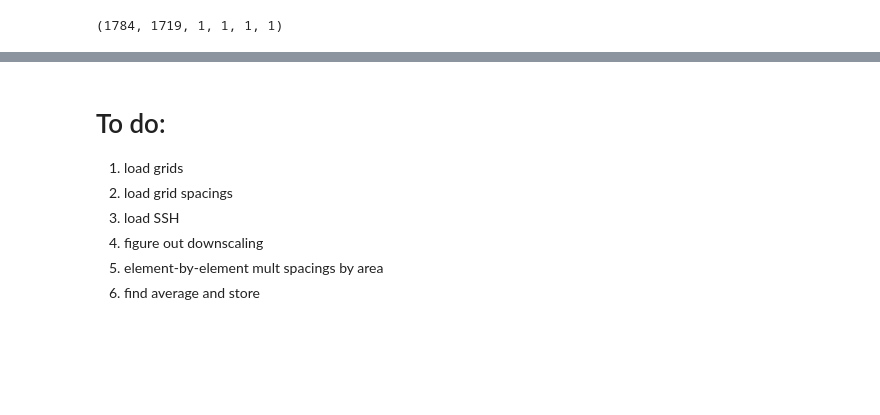
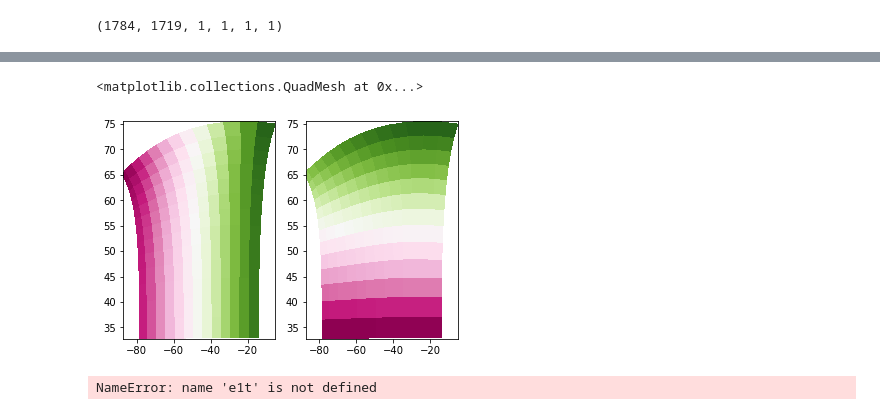
Before and after one commit to stefangary/socks, a Jupyter notebook: scripts/regrid_V20.ipynb, the cells around one changed output, grey strips where cells are left out. Saved outputs shown, nothing was run; the diff lists cells and outputs as text; code cells hidden in the pictures; blank space fills up the shorter version.

Commit message:
Got looping and index logic, need to fix time stepping

```diff
--- a/scripts/regrid_V20.ipynb
+++ b/scripts/regrid_V20.ipynb
@@ -31,6 +31,8 @@ gphit = np.squeeze(gphit_dict['data'])
 e1t = np.squeeze(e1t_dict['data'])
 e2t = np.squeeze(e2t_dict['data'])
 
+area = np.multiply(e1t,e2t)
+
 # Get the sizes of the arrays. _m -> max
 im,jm = np.shape(glamt)
 
@@ -56,9 +58,10 @@ lend = 4526
 lmn = lend - lstart + 1
 
 # And now specify the amount of cutting down ( _bm ->
-# blockmean) and the size of the output array.
-ibm = 4
-jbm = 4
+# blockmean) and the size of the output array.  Grid
+# can be selectively cut in x(i) or y(j) axis.
+ibm = 100
+jbm = 100
 
 # The new max values, _nm, are calculated here.  Any partial
 # boxes on the far Northern/Eastern side will be ignored.
@@ -93,20 +95,0 @@ plt.show()
-# %%
-# Create cut down versions of the lon, lat grids
-for ii in range(1,imn+1):
-
-    istart = ibm*ii
-    iend =
-
-    for jj in range(1,jmn+1):
-
-        glamt_new[ii,jj,1,1,1,1] = glamt[]
-        gphit_new[ii,jj,1,1,1,1] = gphit[]
-# %% [markdown]
-# To do:
-
-1. load grids
-2. load grid spacings
-3. load SSH
-4. figure out downscaling
-5. element-by-element mult spacings by area
-6. find average and store
@@ -115,3 +96,51 @@ for ii in range(1,imn+1):
+# %%
+# Multiply arrays to be averaged by weight (area in this case)
+glamt_w = np.multiply(glamt,area)
+gphit_w = np.multiply(gphit,area)
+
+# Create cut down versions of the lon, lat grids
+for ii in range(1,imn):
+
+    # Comments for index logic.  Same logic
+    # for j direction.
+    # For ii = 1, we want exactly 1.
+    # For ii = imn, we want start of the last block,
+    #  which is +1 of the end of the previous block.
+    # Finally, note all subtract 1 because Python
+    # index counting starts at 0.
+    istart = 1+ibm*(ii-1) - 1
+
+    # For ii = 1, we want the end of the first block
+    # For ii = imn, we want the end of the last block
+    iend = ibm*ii - 1
+
+    for jj in range(1,jmn):
+
+        jstart = 1+jbm*(jj-1) - 1
+        jend = jbm*jj - 1
+
+        glamt_new[ii,jj,0,0,0,0] = np.sum(
+            glamt_w[istart:iend,jstart:jend])/np.sum(area[istart:iend,jstart:jend])
+        gphit_new[ii,jj,0,0,0,0] = np.sum(
+            gphit_w[istart:iend,jstart:jend])/np.sum(area[istart:iend,jstart:jend])
+
+# Plot to see if the results make sense
+glamt_new_plt = np.squeeze(glamt_new)
+gphit_new_plt = np.squeeze(gphit_new)
+fig, axs = plt.subplots(ncols=2)
+axs[0].pcolormesh(glamt_new_plt[1:imn-2,1:jmn-2],gphit_new_plt[1:imn-2,1:jmn-2],glamt_new_plt[1:imn-2,1:jmn-2], cmap=cmap)
+axs[1].pcolormesh(glamt_new_plt[1:imn-2,1:jmn-2],gphit_new_plt[1:imn-2,1:jmn-2],gphit_new_plt[1:imn-2,1:jmn-2], cmap=cmap)
+# %% [output]
+<matplotlib.collections.QuadMesh at 0x...>
+[figure, added]
+# %%
+# Clear some extraneous variables before we do the heavy crunching.
+del e1t
+del e2t
+del glamt_w
+del gphit_w
+# %% [output]
+NameError: name 'e1t' is not defined
 # %%
 # Load SSH data
 (error_value, error_message) = pyferret.run('use /home/jovyan/data/V20_1948_2009_SSH.nc')
```
Also changed, not shown: parts of 8 cells of this notebook.
